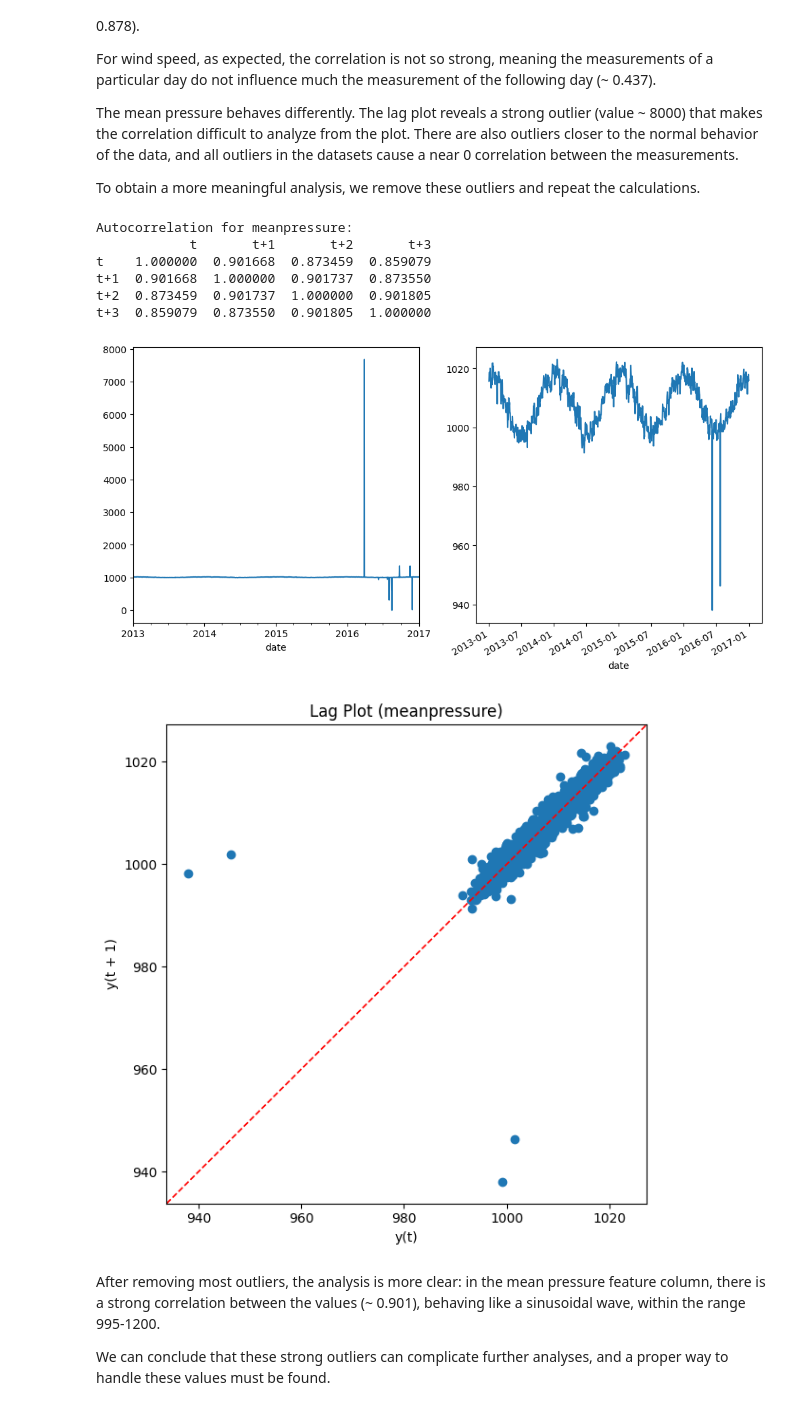
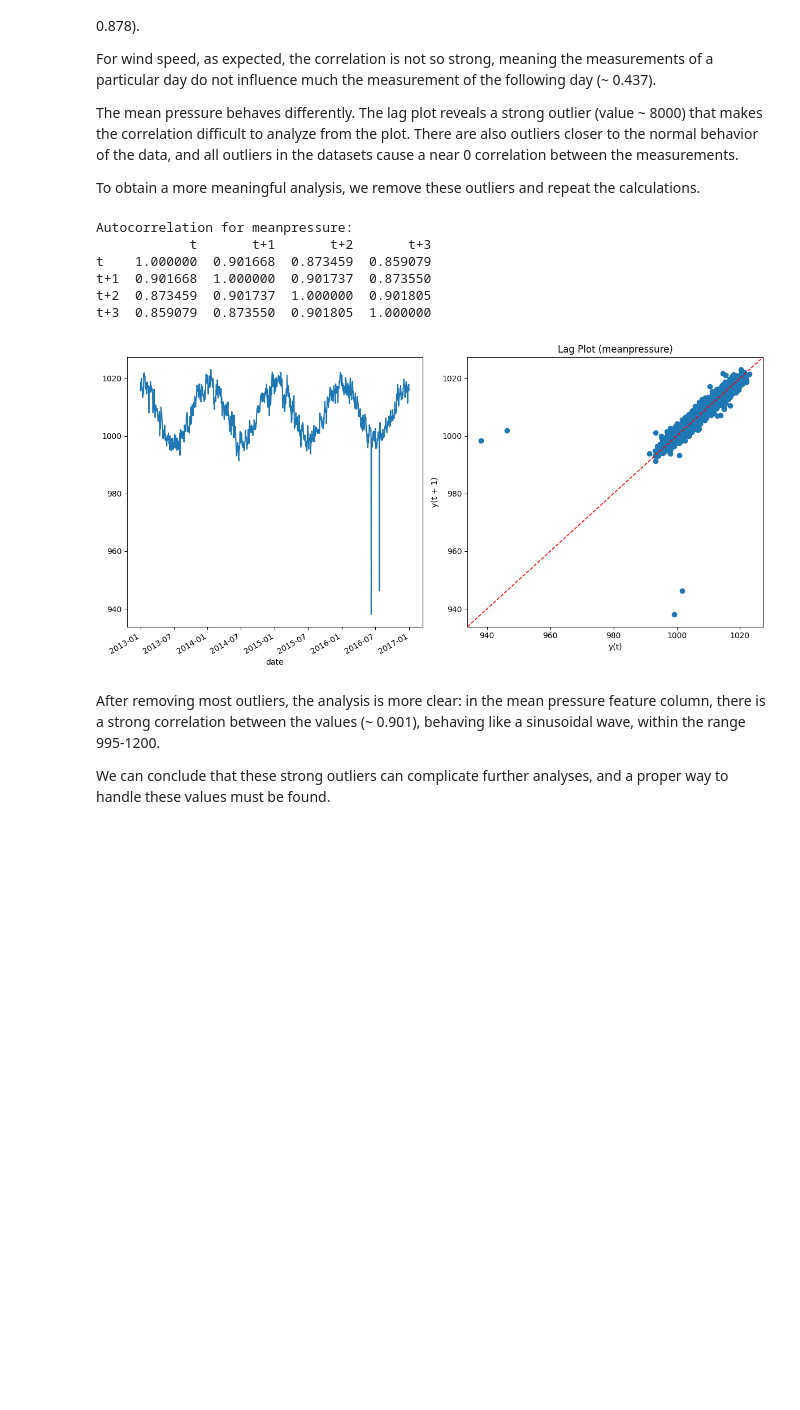
Before and after one commit to AntoniooOliva/Climate-A2, a Jupyter notebook: autocorrelation.ipynb, the cells around one changed output. Saved outputs shown, nothing was run; the diff lists cells and outputs as text; code cells hidden in the pictures; blank space fills up the shorter version.

```diff
--- a/autocorrelation.ipynb
+++ b/autocorrelation.ipynb
@@ -68,47 +67,41 @@ The mean pressure behaves differently. The lag plot reveals a strong outlier (va
 
 To obtain a more meaningful analysis, we remove these outliers and repeat the calculations.
 # %%
-d['meanpressure'].describe()
-
 plt.figure(figsize=(12, 6))
 plt.subplot(1, 2, 1)
-d['meanpressure'].plot()
 d_mod = d[(d['meanpressure'] > 700) & (d['meanpressure'] < 1320)]
-plt.subplot(1, 2, 2)
 d_mod['meanpressure'].plot()
 
-plt.figure(figsize=(6, 6))
+plt.subplot(1, 2, 2)
 pd.plotting.lag_plot(d_mod['meanpressure'], lag=1)
 plt.title('Lag Plot (meanpressure)')
 
 lims = plt.xlim()
 plt.plot(lims, lims, 'r--', linewidth=1.2)
 plt.xlim(lims)
 plt.ylim(lims)
-
 plt.tight_layout()
 
 print(f"\nAutocorrelation for meanpressure:")
 val = pd.DataFrame(d_mod['meanpressure'])
 
 # Create lagged dataset
 df = pd.concat([val.shift(3), val.shift(2),
                 val.shift(1), val], axis=1)
 
 # Set column names
 df.columns = ['t', 't+1', 't+2', 't+3']
 
 res = df.corr()
 print(res)
 # %% [output]
 Autocorrelation for meanpressure:
             t       t+1       t+2       t+3
 t    1.000000  0.901668  0.873459  0.859079
 t+1  0.901668  1.000000  0.901737  0.873550
 t+2  0.873459  0.901737  1.000000  0.901805
 t+3  0.859079  0.873550  0.901805  1.000000
-[figure, old version]
+[figure, new version]
-[figure, removed]
 # %% [markdown]
 After removing most outliers, the analysis is more clear: in the mean pressure feature column, there is a strong correlation between the values (~ 0.901), behaving like a sinusoidal wave, within the range 995-1200.
 
```
Also changed, not shown: parts of 1 cell of this notebook.
